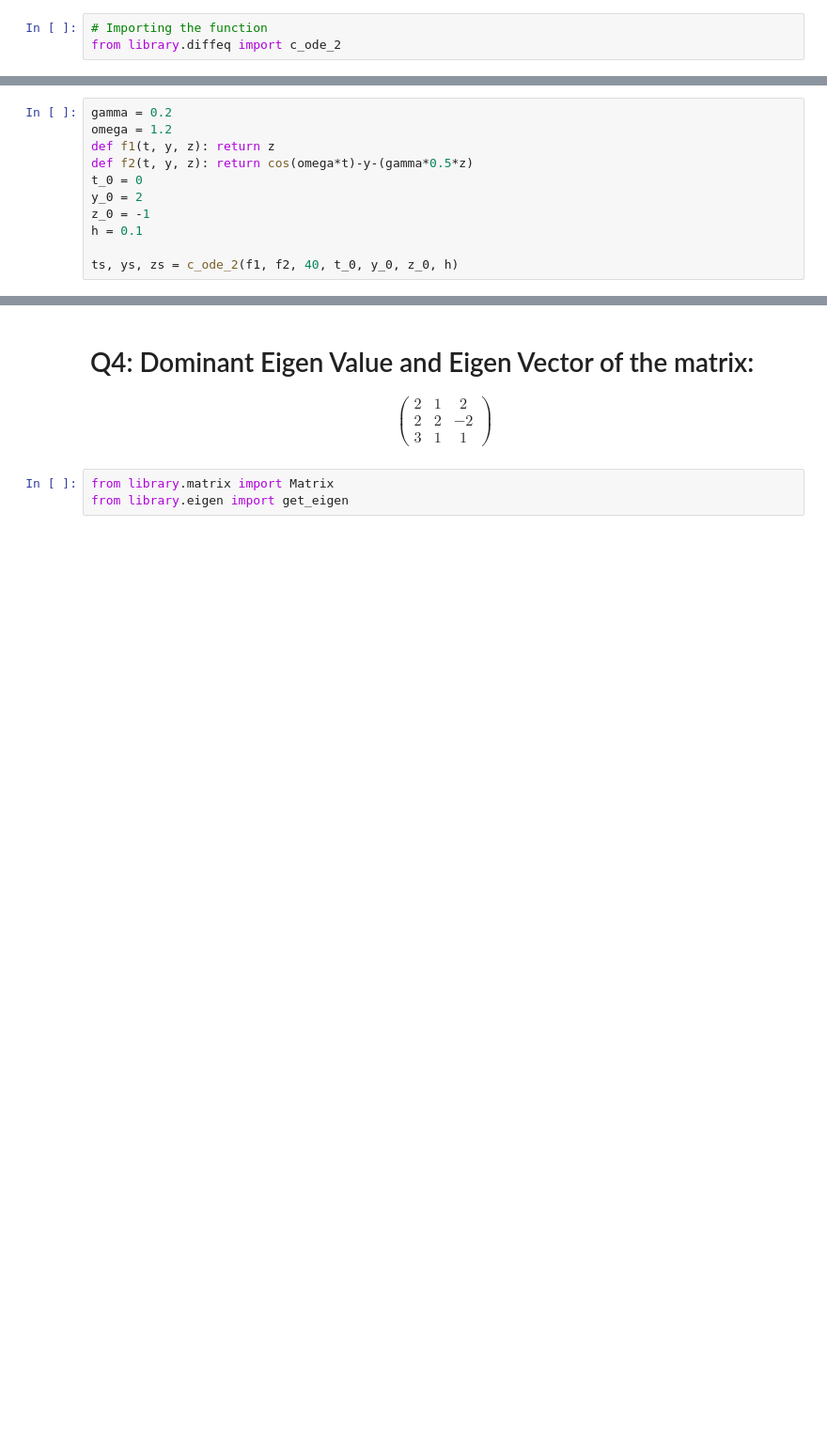
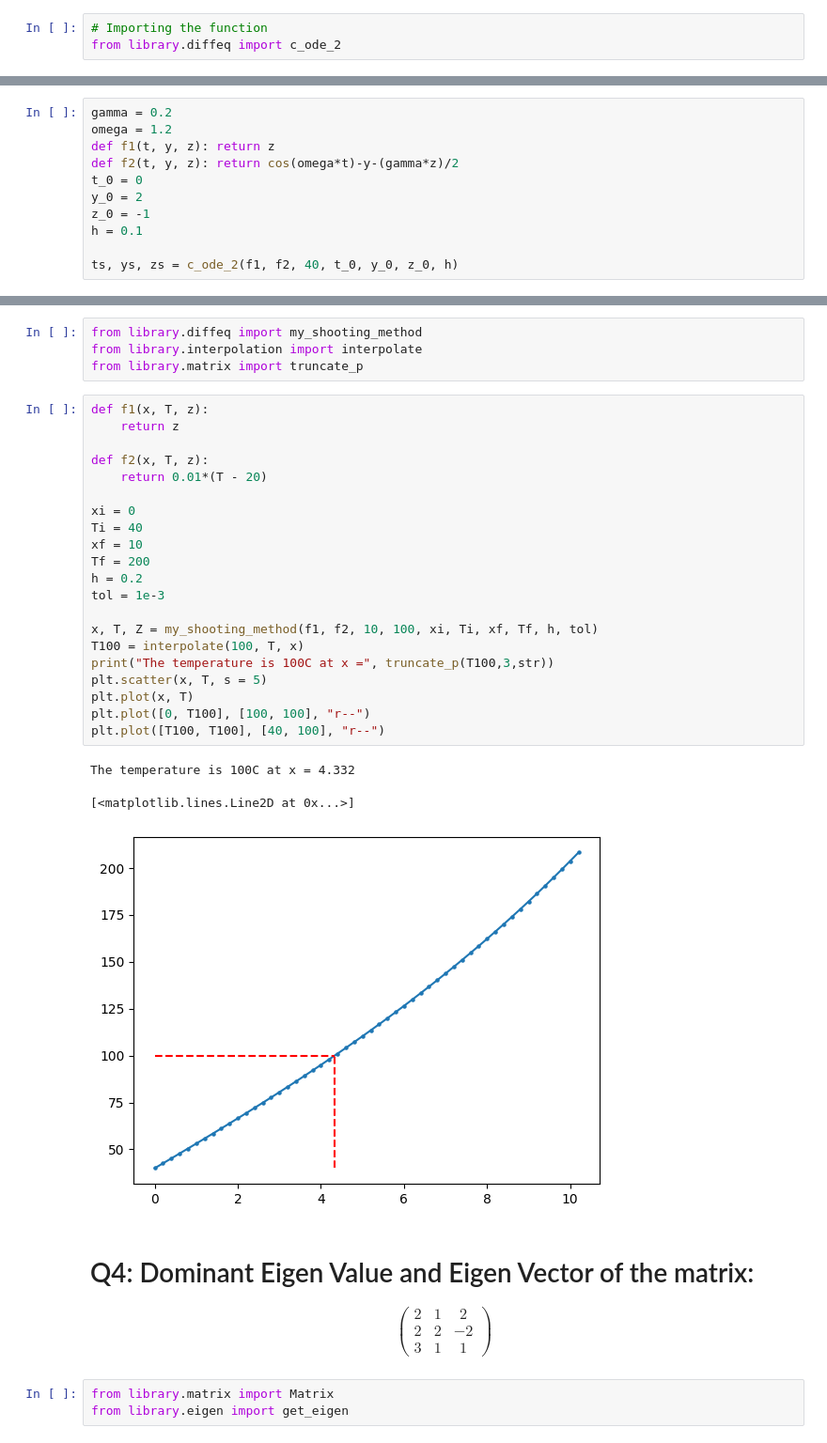
Before and after one commit to PeithonKing/comp_phys_P346, a Jupyter notebook: 6.assign6_difqev.ipynb, the cells around one changed output, grey strips where cells are left out. Shown at 94% size. Drawn from its saved outputs; the diff is of its cells as text; blank space fills up the shorter version.

```diff
--- a/6.assign6_difqev.ipynb
+++ b/6.assign6_difqev.ipynb
@@ -19,7 +48,7 @@ $$\ddot y = \dot z = \frac{dz}{dt} = \cos(\omega t) - y - \frac{1}{2}\gamma z$$
 gamma = 0.2
 omega = 1.2
 def f1(t, y, z): return z
-def f2(t, y, z): return cos(omega*t)-y-(gamma*0.5*z)
+def f2(t, y, z): return cos(omega*t)-y-(gamma*z)/2
 t_0 = 0
 y_0 = 2
 z_0 = -1
@@ -38,3 +72,32 @@ plt.legend()
+# %%
+from library.diffeq import my_shooting_method
+from library.interpolation import interpolate
+from library.matrix import truncate_p
+# %%
+def f1(x, T, z):
+    return z
+
+def f2(x, T, z):
+    return 0.01*(T - 20)
+
+xi = 0
+Ti = 40
+xf = 10
+Tf = 200
+h = 0.2
+tol = 1e-3
+
+x, T, Z = my_shooting_method(f1, f2, 10, 100, xi, Ti, xf, Tf, h, tol)
+T100 = interpolate(100, T, x)
+print("The temperature is 100C at x =", truncate_p(T100,3,str))
+plt.scatter(x, T, s = 5)
+plt.plot(x, T)
+plt.plot([0, T100], [100, 100], "r--")
+plt.plot([T100, T100], [40, 100], "r--")
+# %% [output]
+The temperature is 100C at x = 4.332
+[<matplotlib.lines.Line2D at 0x...>]
+[figure, added]
 # %% [markdown]
 # Q4: Dominant Eigen Value and Eigen Vector of the matrix:
 
```
Also changed, not shown: parts of 8 cells of this notebook, 1 other file.
